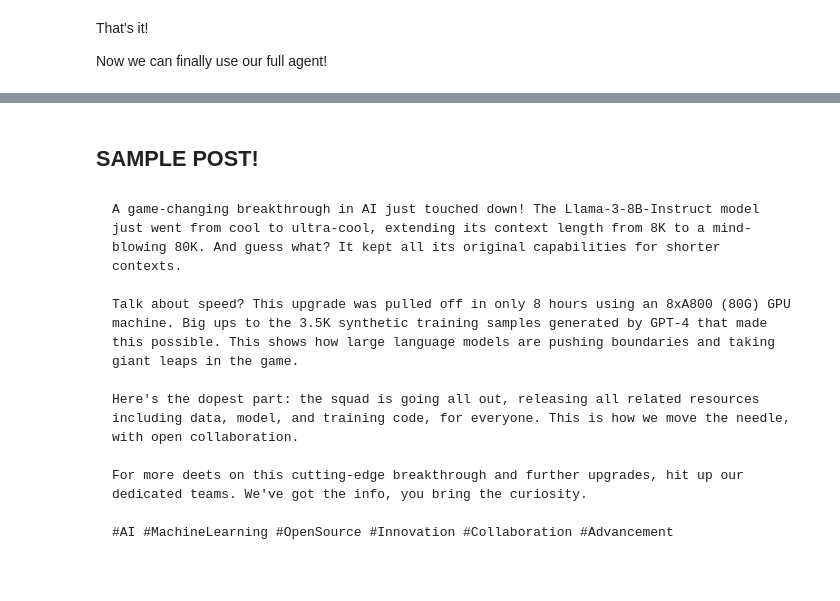
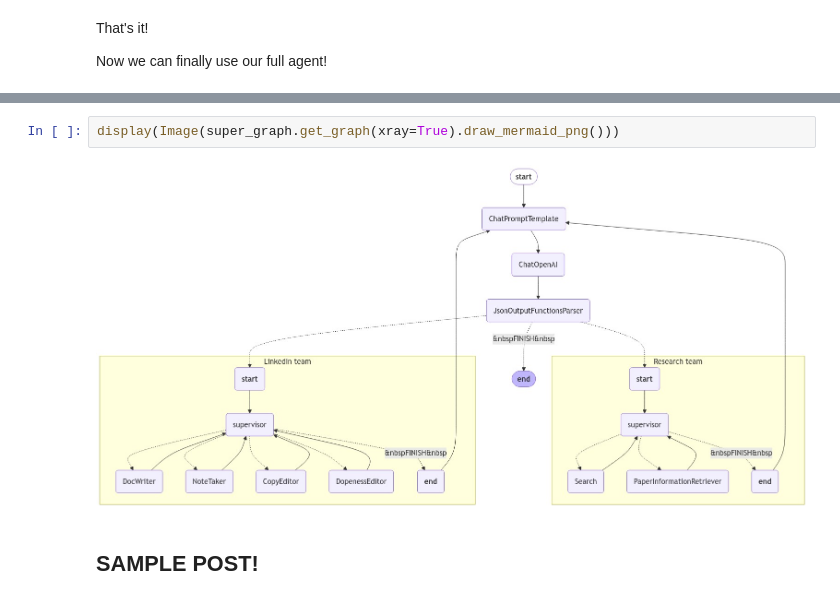
Before and after one commit to ledgerW/AIE4, a Jupyter notebook: Week 3/Day 2/Multi_Agent_RAG_LangGraph.ipynb, the cells around one changed output, grey strips where cells are left out. Saved outputs shown, nothing was run; the diff lists cells and outputs as text.

````diff
--- a/Week 3/Day 2/Multi_Agent_RAG_LangGraph.ipynb
+++ b/Week 3/Day 2/Multi_Agent_RAG_LangGraph.ipynb
@@ -874,17 +888,9 @@ for s in super_graph.stream(
 ---
 {'supervisor': {'next': 'FINISH'}}
 ---
+# %%
+display(Image(super_graph.get_graph(xray=True).draw_mermaid_png()))
+# %% [output]
+[figure, added]
 # %% [markdown]
 ## SAMPLE POST!
-# %% [markdown]
-```
-A game-changing breakthrough in AI just touched down! The Llama-3-8B-Instruct model just went from cool to ultra-cool, extending its context length from 8K to a mind-blowing 80K. And guess what? It kept all its original capabilities for shorter contexts.
-
-Talk about speed? This upgrade was pulled off in only 8 hours using an 8xA800 (80G) GPU machine. Big ups to the 3.5K synthetic training samples generated by GPT-4 that made this possible. This shows how large language models are pushing boundaries and taking giant leaps in the game.
-
-Here's the dopest part: the squad is going all out, releasing all related resources including data, model, and training code, for everyone. This is how we move the needle, with open collaboration.
-
-For more deets on this cutting-edge breakthrough and further upgrades, hit up our dedicated teams. We've got the info, you bring the curiosity.
-
-#AI #MachineLearning #OpenSource #Innovation #Collaboration #Advancement
-```
````
Also changed, not shown: parts of 7 cells of this notebook.
